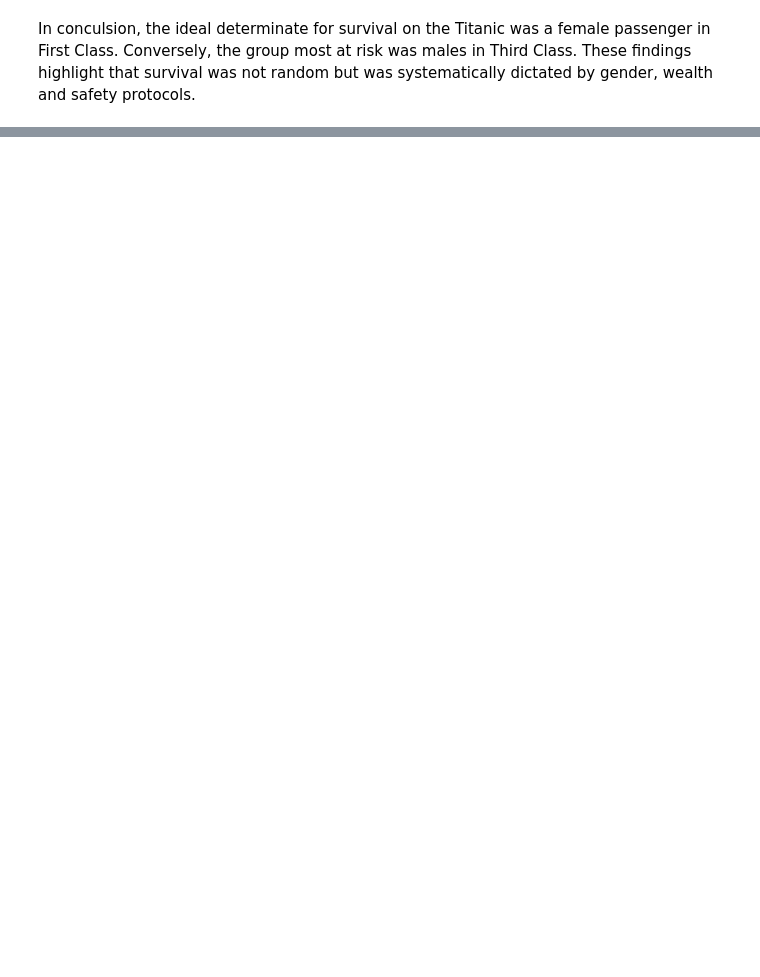
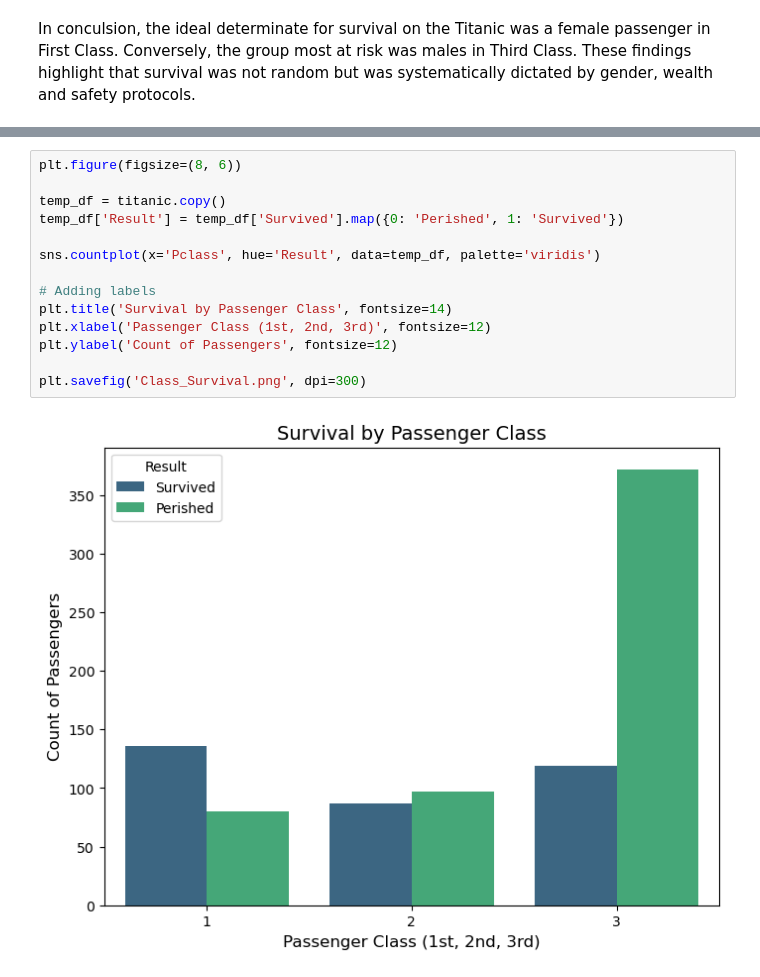
Before and after one commit to datawthishakirat/Titanic_Data_set, a Jupyter notebook: Titanic project(1).ipynb, the cells around one changed output, grey strips where cells are left out. Cells and saved outputs as stored; diff of their text form; blank space fills up the shorter version.

```diff
--- a/Titanic project(1).ipynb
+++ b/Titanic project(1).ipynb
@@ -311,0 +301,16 @@ plt.savefig('gender.png', dpi=300)
+# %%
+plt.figure(figsize=(8, 6))
+
+temp_df = titanic.copy()
+temp_df['Result'] = temp_df['Survived'].map({0: 'Perished', 1: 'Survived'})
+
+sns.countplot(x='Pclass', hue='Result', data=temp_df, palette='viridis')
+
+# Adding labels
+plt.title('Survival by Passenger Class', fontsize=14)
+plt.xlabel('Passenger Class (1st, 2nd, 3rd)', fontsize=12)
+plt.ylabel('Count of Passengers', fontsize=12)
+
+plt.savefig('Class_Survival.png', dpi=300)
+# %% [output]
+[figure, added]
```
Also changed, not shown: parts of 14 cells of this notebook.
